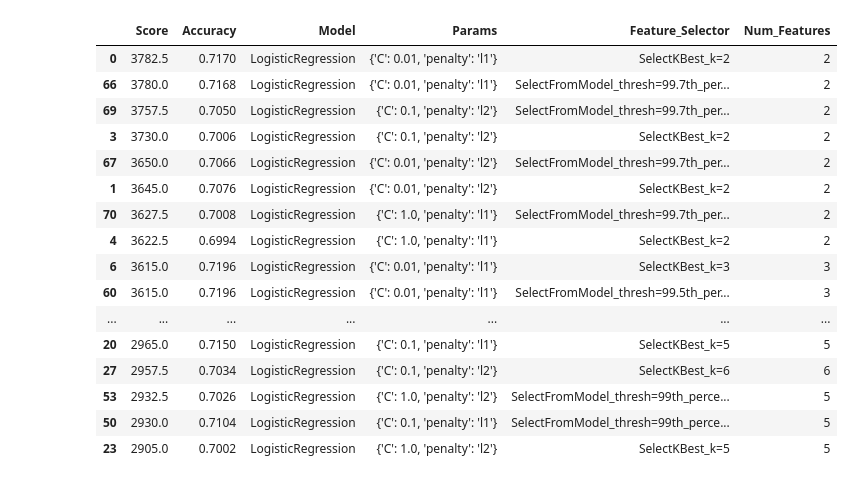
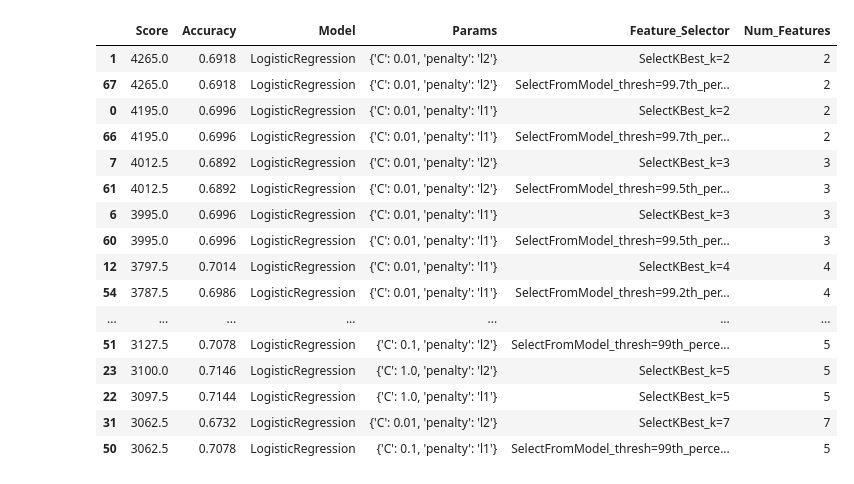
Before and after one commit to tobruno/Advanced-ML-High-Accuracy-Parsimonious-Model, a Jupyter notebook: Solution.ipynb, the cells around one changed output. Drawn from its saved outputs; the diff is of its cells as text; code cells hidden in the pictures.

```diff
--- a/Solution.ipynb
+++ b/Solution.ipynb
@@ -25,4 +25,4 @@ y = pd.read_csv('data/y_train.txt', sep=' ', header=None)
 
 scaler = StandardScaler()
 scaler.fit(X)
-X = scaler.transform(X)
+scaler.transform(X)
@@ -32,7 +46,7 @@ X = scaler.transform(X)
 columns = range(0,500)
 # EMBEDDED: ( Random Forest )
 rf = RandomForestClassifier()
-rf.fit(X, y.values.ravel())
+rf.fit(X, y)
 importances = rf.feature_importances_
 print(importances)
 importances_sorted_indices = np.argsort(importances)[::-1]
@@ -258,54 +223,60 @@ models_with_params = {
     [
         {"C": c, "penalty": p}
         for c, p in product(C_vals, penalties)
     ])
 
 }
 
 
 k_values = [2, 3, 4, 5, 6, 7, 8]
 
-def build_selectors():
+def build_selectors(X, y):
+    X = X.to_numpy() if isinstance(X, pd.DataFrame) else np.asarray(X)
+    y = np.asarray(y).ravel()
+
     selectors = {}
 
     # SelectKBest with k values
     for k in k_values:
         selectors[f"SelectKBest_k={k}"] = SelectKBest(score_func=mutual_info_classif, k=k)
 
+    # Train base model for SelectFromModel
+    base_rf = RandomForestClassifier(n_estimators=70, random_state=42)
+    base_rf.fit(X, y)
+    importances = base_rf.feature_importances_
 
     # Use percentile-based thresholds
     for p in [98.5, 99, 99.2, 99.5, 99.7]:
-        base_rf = RandomForestClassifier(n_estimators=70, random_state=42)
-        threshold = p/100
+        threshold = np.percentile(importances, p)
         label = f"{p}th_percentile"
-        selectors[f"SelectFromModel_thresh={label}"] = SelectFromModel(estimator=base_rf, threshold=threshold, prefit=False)
+        selectors[f"SelectFromModel_thresh={label}"] = SelectFromModel(estimator=base_rf, threshold=threshold, prefit=True)
 
     return selectors
 
 
-feature_selectors = build_selectors()
+feature_selectors = build_selectors(X, y)
 best_lr, best_lr_features, best_lr_score, best_lr_accuracy, all_lr_results = model_search(X, y, models_with_params, feature_selectors)
 
 df_results_lr = pd.DataFrame(all_lr_results, columns=["Score", "Accuracy", "Model", "Params", "Feature_Selector", "Num_Features"])
 df_results_lr.sort_values(by="Score", ascending=False).head(50)
 # %% [output]
 |  | Score | Accuracy | Model | Params | Feature_Selector | Num_Features |
-| 0 | 3782.5 | 0.7170 | LogisticRegression | {'C': 0.01, 'penalty': 'l1'} | SelectKBest_k=2 | 2 |
-| 66 | 3780.0 | 0.7168 | LogisticRegression | {'C': 0.01, 'penalty': 'l1'} | SelectFromModel_thresh=99.7th_per... | 2 |
-| 69 | 3757.5 | 0.7050 | LogisticRegression | {'C': 0.1, 'penalty': 'l2'} | SelectFromModel_thresh=99.7th_per... | 2 |
-| 3 | 3730.0 | 0.7006 | LogisticRegression | {'C': 0.1, 'penalty': 'l2'} | SelectKBest_k=2 | 2 |
-| 67 | 3650.0 | 0.7066 | LogisticRegression | {'C': 0.01, 'penalty': 'l2'} | SelectFromModel_thresh=99.7th_per... | 2 |
-| 1 | 3645.0 | 0.7076 | LogisticRegression | {'C': 0.01, 'penalty': 'l2'} | SelectKBest_k=2 | 2 |
-| 70 | 3627.5 | 0.7008 | LogisticRegression | {'C': 1.0, 'penalty': 'l1'} | SelectFromModel_thresh=99.7th_per... | 2 |
-| 4 | 3622.5 | 0.6994 | LogisticRegression | {'C': 1.0, 'penalty': 'l1'} | SelectKBest_k=2 | 2 |
-| 6 | 3615.0 | 0.7196 | LogisticRegression | {'C': 0.01, 'penalty': 'l1'} | SelectKBest_k=3 | 3 |
-| 60 | 3615.0 | 0.7196 | LogisticRegression | {'C': 0.01, 'penalty': 'l1'} | SelectFromModel_thresh=99.5th_per... | 3 |
+| 1 | 4265.0 | 0.6918 | LogisticRegression | {'C': 0.01, 'penalty': 'l2'} | SelectKBest_k=2 | 2 |
+| 67 | 4265.0 | 0.6918 | LogisticRegression | {'C': 0.01, 'penalty': 'l2'} | SelectFromModel_thresh=99.7th_per... | 2 |
+| 0 | 4195.0 | 0.6996 | LogisticRegression | {'C': 0.01, 'penalty': 'l1'} | SelectKBest_k=2 | 2 |
+| 66 | 4195.0 | 0.6996 | LogisticRegression | {'C': 0.01, 'penalty': 'l1'} | SelectFromModel_thresh=99.7th_per... | 2 |
+| 7 | 4012.5 | 0.6892 | LogisticRegression | {'C': 0.01, 'penalty': 'l2'} | SelectKBest_k=3 | 3 |
+| 61 | 4012.5 | 0.6892 | LogisticRegression | {'C': 0.01, 'penalty': 'l2'} | SelectFromModel_thresh=99.5th_per... | 3 |
+| 6 | 3995.0 | 0.6996 | LogisticRegression | {'C': 0.01, 'penalty': 'l1'} | SelectKBest_k=3 | 3 |
+| 60 | 3995.0 | 0.6996 | LogisticRegression | {'C': 0.01, 'penalty': 'l1'} | SelectFromModel_thresh=99.5th_per... | 3 |
+| 12 | 3797.5 | 0.7014 | LogisticRegression | {'C': 0.01, 'penalty': 'l1'} | SelectKBest_k=4 | 4 |
+| 54 | 3787.5 | 0.6986 | LogisticRegression | {'C': 0.01, 'penalty': 'l1'} | SelectFromModel_thresh=99.2th_per... | 4 |
 | ... | ... | ... | ... | ... | ... | ... |
-| 20 | 2965.0 | 0.7150 | LogisticRegression | {'C': 0.1, 'penalty': 'l1'} | SelectKBest_k=5 | 5 |
-| 27 | 2957.5 | 0.7034 | LogisticRegression | {'C': 0.1, 'penalty': 'l2'} | SelectKBest_k=6 | 6 |
-| 53 | 2932.5 | 0.7026 | LogisticRegression | {'C': 1.0, 'penalty': 'l2'} | SelectFromModel_thresh=99th_perce... | 5 |
-| 50 | 2930.0 | 0.7104 | LogisticRegression | {'C': 0.1, 'penalty': 'l1'} | SelectFromModel_thresh=99th_perce... | 5 |
-| 23 | 2905.0 | 0.7002 | LogisticRegression | {'C': 1.0, 'penalty': 'l2'} | SelectKBest_k=5 | 5 |
+| 51 | 3127.5 | 0.7078 | LogisticRegression | {'C': 0.1, 'penalty': 'l2'} | SelectFromModel_thresh=99th_perce... | 5 |
+| 23 | 3100.0 | 0.7146 | LogisticRegression | {'C': 1.0, 'penalty': 'l2'} | SelectKBest_k=5 | 5 |
+| 22 | 3097.5 | 0.7144 | LogisticRegression | {'C': 1.0, 'penalty': 'l1'} | SelectKBest_k=5 | 5 |
+| 31 | 3062.5 | 0.6732 | LogisticRegression | {'C': 0.01, 'penalty': 'l2'} | SelectKBest_k=7 | 7 |
+| 50 | 3062.5 | 0.7078 | LogisticRegression | {'C': 0.1, 'penalty': 'l1'} | SelectFromModel_thresh=99th_perce... | 5 |
 # %%
 
 
```
Also changed, not shown: parts of 18 cells of this notebook.
